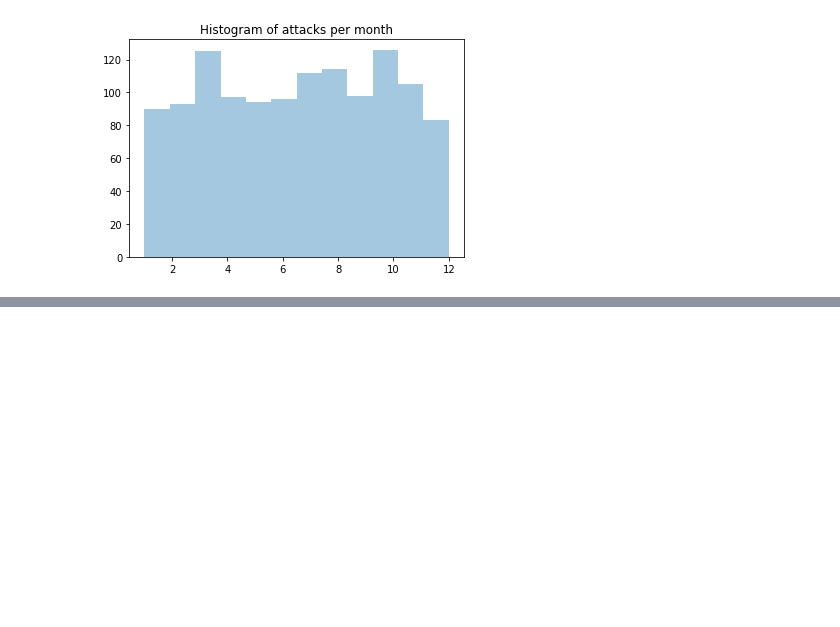
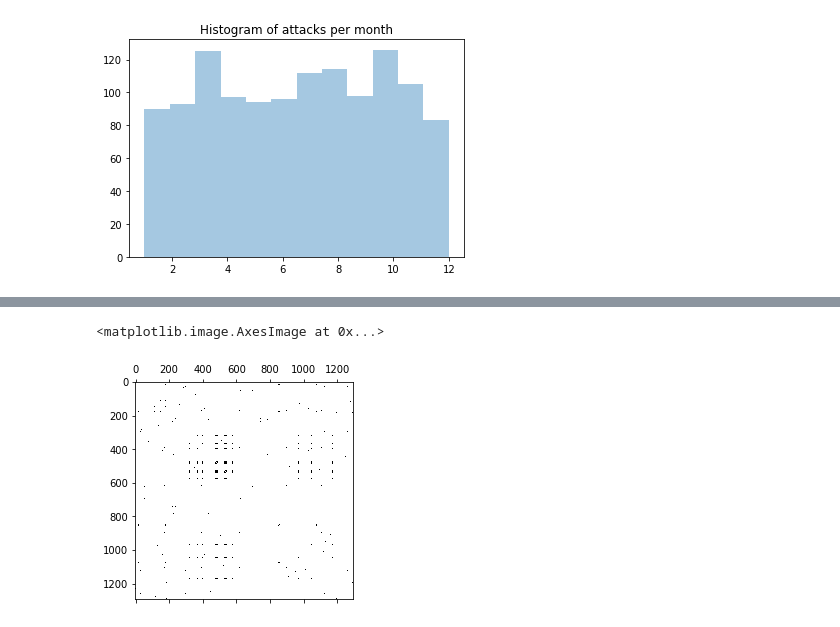
Before and after one commit to yusiZou/NTDS_project, a Jupyter notebook: code.ipynb, the cells around one changed output, grey strips where cells are left out. Drawn from its saved outputs; the diff is of its cells as text; code cells hidden in the pictures; blank space fills up the shorter version.

```diff
--- a/code.ipynb
+++ b/code.ipynb
@@ -133,0 +147,27 @@ plt.title('Histogram of attacks per month');
+# %%
+n_nodes = len(nodes)
+# %%
+coloc_adjacency = np.zeros((n_nodes, n_nodes), dtype=int)
+for idx, row in edges.iterrows():
+    n1, n2 = row # retrieve the nodes from the edge
+    idx_n1 = nodes[nodes[0] == n1].index[0]
+    idx_n2 = nodes[nodes[0] == n2].index[0]
+
+    # increment by one in (n1, n2) and (n2, n1) entries
+    coloc_adjacency[idx_n1, idx_n2] += 1
+    coloc_adjacency[idx_n2, idx_n1] += 1
+
+coloc_org_adjacency = np.zeros((n_nodes, n_nodes), dtype=int)
+for idx, row in edges_org.iterrows():
+    n1, n2 = row # retrieve the nodes from the edge
+    idx_n1 = nodes[nodes[0] == n1].index[0]
+    idx_n2 = nodes[nodes[0] == n2].index[0]
+
+    # increment by one in (n1, n2) and (n2, n1) entries
+    coloc_org_adjacency[idx_n1, idx_n2] += 1
+    coloc_org_adjacency[idx_n2, idx_n1] += 1
+# %%
+plt.spy(coloc_adjacency)
+# %% [output]
+<matplotlib.image.AxesImage at 0x...>
+[figure, added]
```
Also changed, not shown: parts of 8 cells of this notebook, 1 other file.
